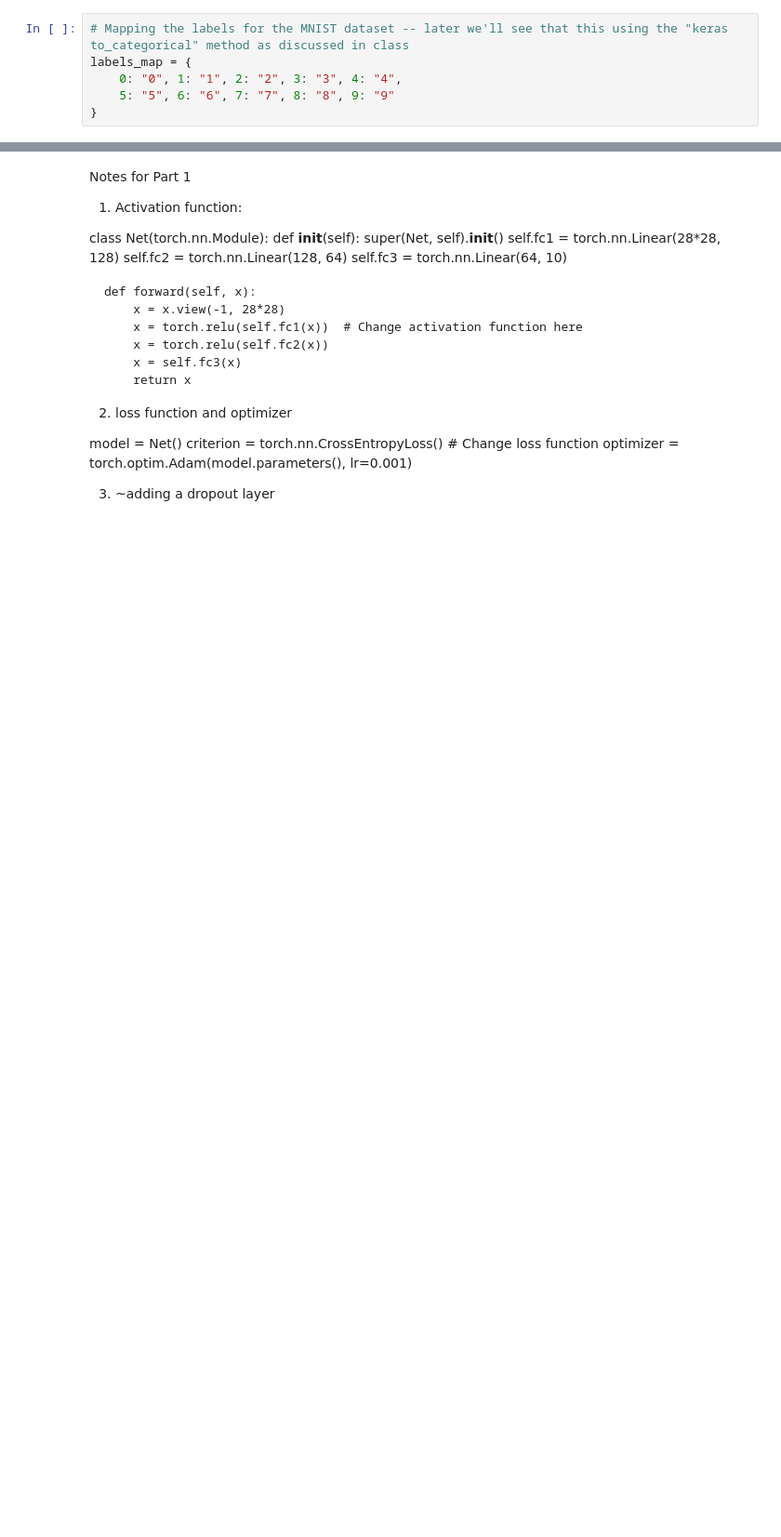
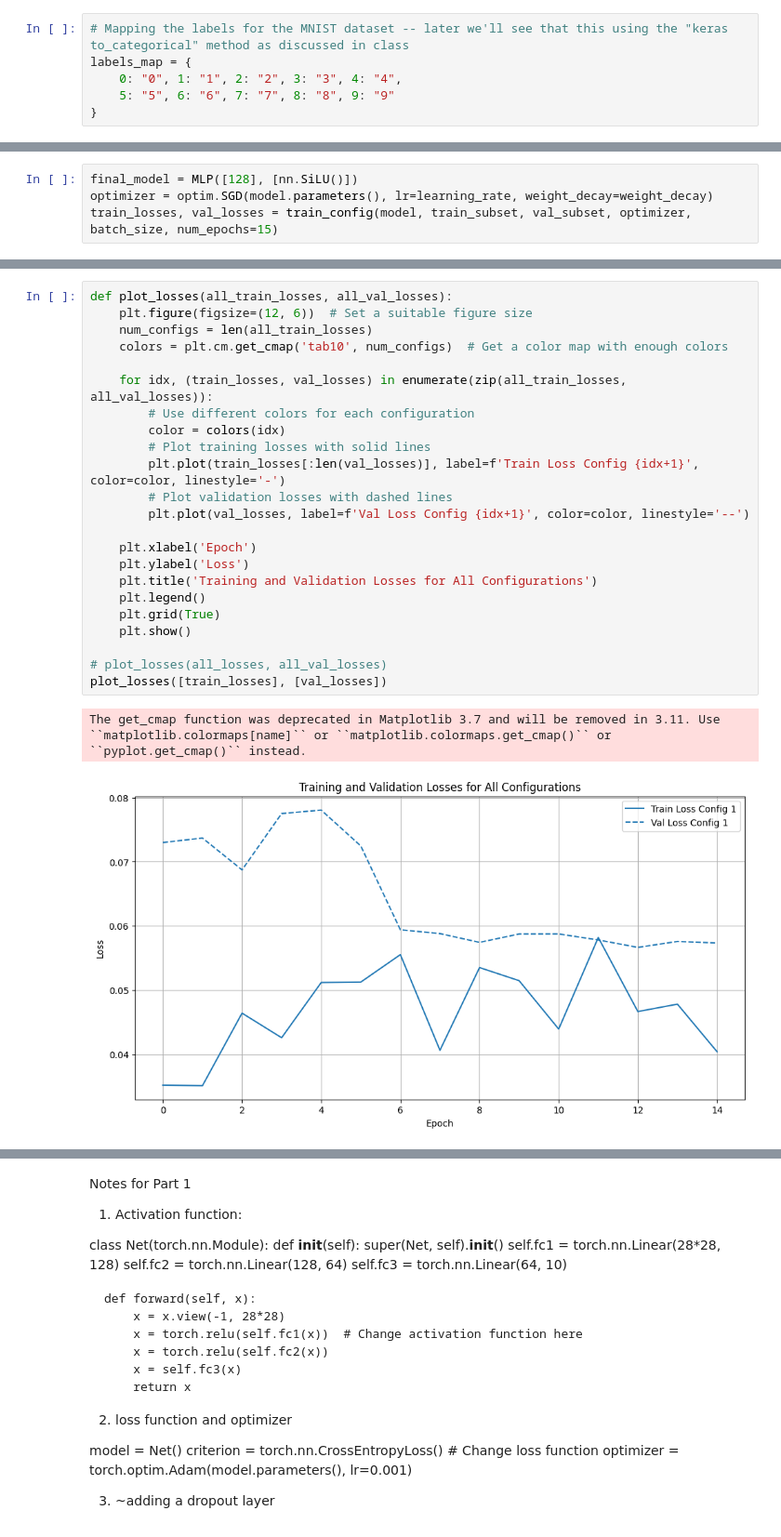
Before and after one commit to Riley94/DeepLearning_Project2, a Jupyter notebook: Fashion_MNIST-1.ipynb, the cells around one changed output, grey strips where cells are left out. Shown: that part at 93% size. Cells and saved outputs as stored; diff of their text form; blank space fills up the shorter version.

```diff
--- a/Fashion_MNIST-1.ipynb
+++ b/Fashion_MNIST-1.ipynb
@@ -249,0 +350,4 @@ Finished Training
+# %%
+final_model = MLP([128], [nn.SiLU()])
+optimizer = optim.SGD(model.parameters(), lr=learning_rate, weight_decay=weight_decay)
+train_losses, val_losses = train_config(model, train_subset, val_subset, optimizer, batch_size, num_epochs=15)
@@ -250,3 +368,29 @@ Finished Training
+# %%
+def plot_losses(all_train_losses, all_val_losses):
+    plt.figure(figsize=(12, 6))  # Set a suitable figure size
+    num_configs = len(all_train_losses)
+    colors = plt.cm.get_cmap('tab10', num_configs)  # Get a color map with enough colors
+
+    for idx, (train_losses, val_losses) in enumerate(zip(all_train_losses, all_val_losses)):
+        # Use different colors for each configuration
+        color = colors(idx)
+        # Plot training losses with solid lines
+        plt.plot(train_losses[:len(val_losses)], label=f'Train Loss Config {idx+1}', color=color, linestyle='-')
+        # Plot validation losses with dashed lines
+        plt.plot(val_losses, label=f'Val Loss Config {idx+1}', color=color, linestyle='--')
+
+    plt.xlabel('Epoch')
+    plt.ylabel('Loss')
+    plt.title('Training and Validation Losses for All Configurations')
+    plt.legend()
+    plt.grid(True)
+    plt.show()
+
+# plot_losses(all_losses, all_val_losses)
+plot_losses([train_losses], [val_losses])
+# %% [output]
+The get_cmap function was deprecated in Matplotlib 3.7 and will be removed in 3.11. Use ``matplotlib.colormaps[name]`` or ``matplotlib.colormaps.get_cmap()`` or ``pyplot.get_cmap()`` instead.
+[figure, added]
 # %%
 # Evaluating the model
 model.eval()
```
Also changed, not shown: parts of 66 cells of this notebook, 5 other files.
